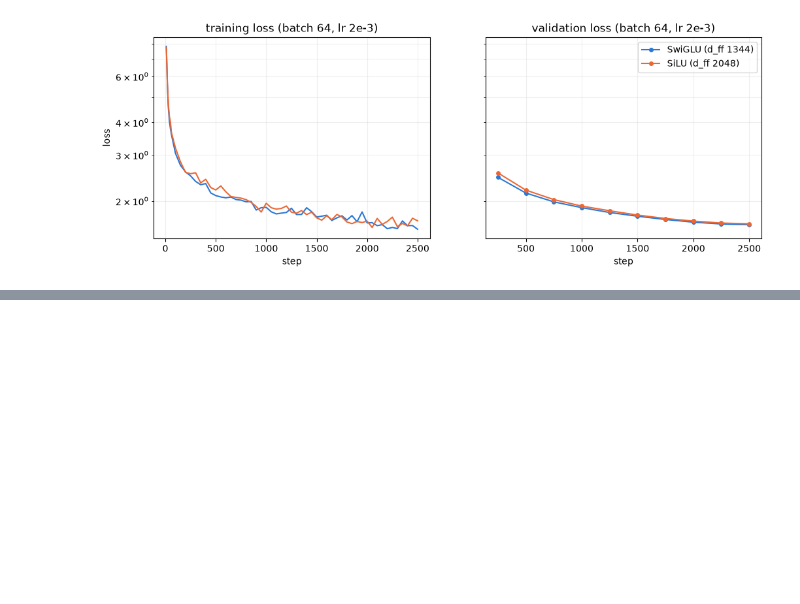
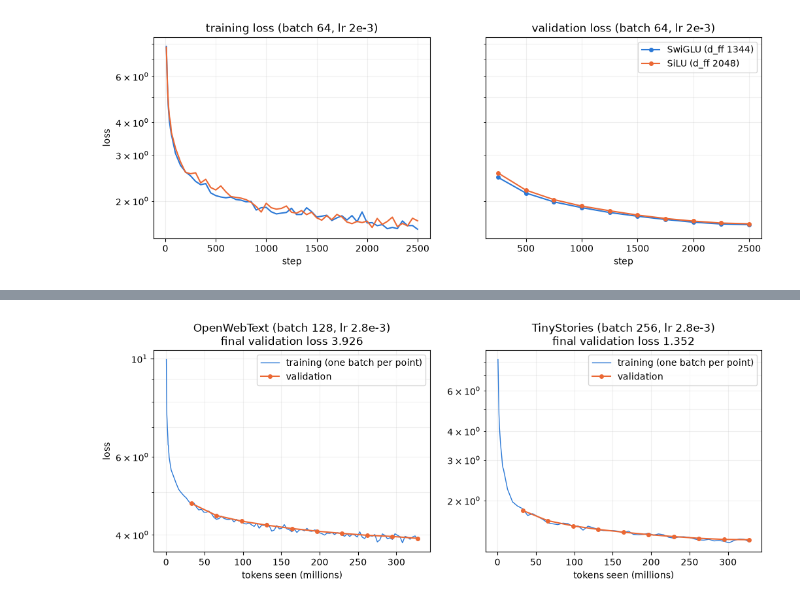
Before and after one commit to pjurczen/cs336-assignment1-basics, a Jupyter notebook: notebooks/metrics_plot.ipynb, the cells around one changed output, grey strips where cells are left out. Cells and saved outputs as stored; diff of their text form; code cells hidden in the pictures; blank space fills up the shorter version.

```diff
--- a/notebooks/metrics_plot.ipynb
+++ b/notebooks/metrics_plot.ipynb
@@ -532,0 +571,39 @@ plt.show()
+# %%
+# Training vs validation loss per dataset, same model and ~328M-token budget (A100).
+import json
+
+import matplotlib.pyplot as plt
+import pandas as pd
+
+runs_dir = "../runs/a100"
+main_runs = [
+    ("owt-a100-128b-328m", "OpenWebText (batch 128, lr 2.8e-3)"),
+    ("tinystories-a100-256b-328m", "TinyStories (batch 256, lr 2.8e-3)"),
+]
+train_color, val_color = "#2a78d6", "#eb6834"
+show_moving_average = False  # each training point is one batch; set True to add a 10-point moving average (lags behind)
+
+fig, axes = plt.subplots(1, len(main_runs), figsize=(12, 4))
+for ax, (run_name, title) in zip(axes, main_runs):
+    with open(f"{runs_dir}/{run_name}/config.json") as f:
+        config = json.load(f)
+    df = pd.read_json(f"{runs_dir}/{run_name}/metrics.jsonl", lines=True)
+    df["tokens"] = df["step"] * config["batch_size"] * config["model_context_length"] / 1e6
+    train = df[df["train_loss"].notna()]
+    val = df[df["val_loss"].notna()]
+    ax.plot(train["tokens"], train["train_loss"], color=train_color, linewidth=1, label="training (one batch per point)")
+    if show_moving_average:
+        smoothed = train["train_loss"].rolling(10, min_periods=1).mean()
+        ax.plot(train["tokens"], smoothed, color=train_color, linewidth=1.5, linestyle="--", label="training, moving average")
+    ax.plot(val["tokens"], val["val_loss"], color=val_color, linewidth=1.5, marker="o", markersize=4, label="validation")
+    ax.set_title(f"{title}\nfinal validation loss {val['val_loss'].iloc[-1]:.3f}")
+    ax.set_yscale("log")
+    ax.set_xlabel("tokens seen (millions)")
+    ax.grid(True, which="both", alpha=0.2)
+    ax.legend()
+
+axes[0].set_ylabel("loss")
+fig.savefig("../figures/owt_vs_tinystories.png", dpi=150, bbox_inches="tight")
+plt.show()
+# %% [output]
+[figure, added]
```
Also changed, not shown: parts of 2 cells of this notebook, 3 other files.
